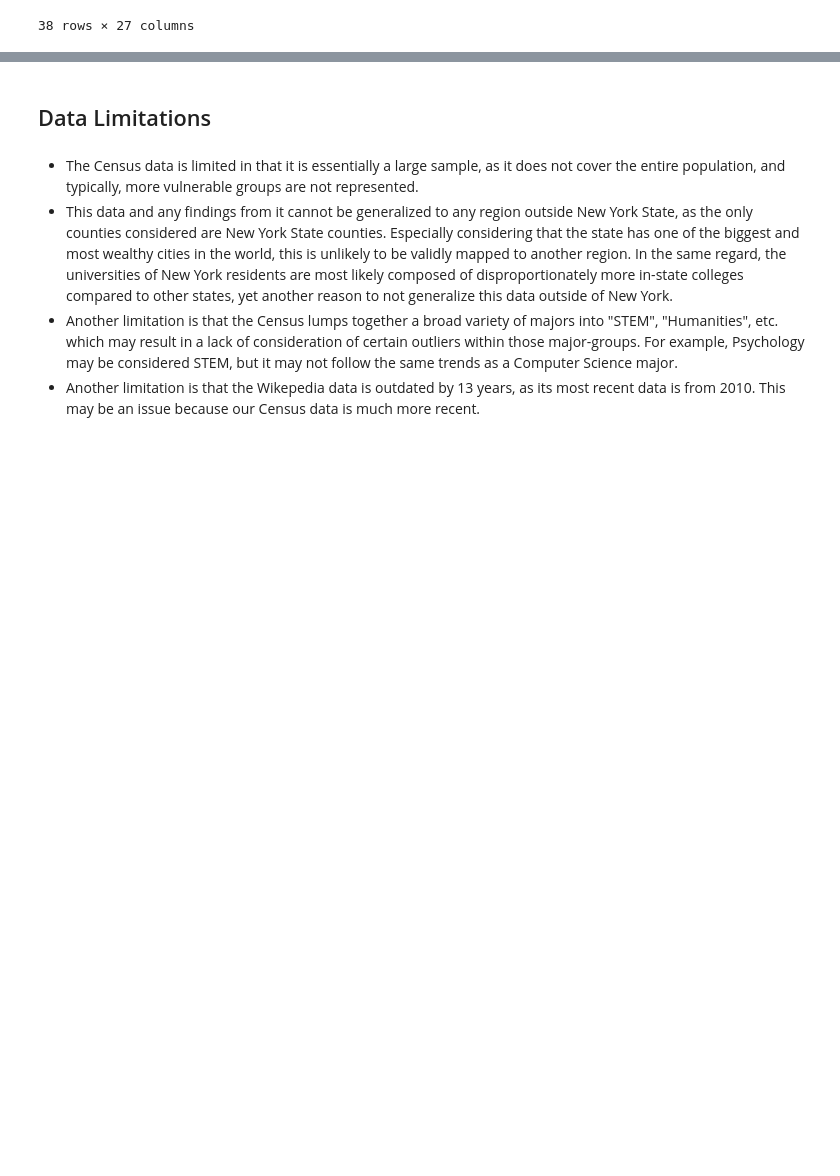
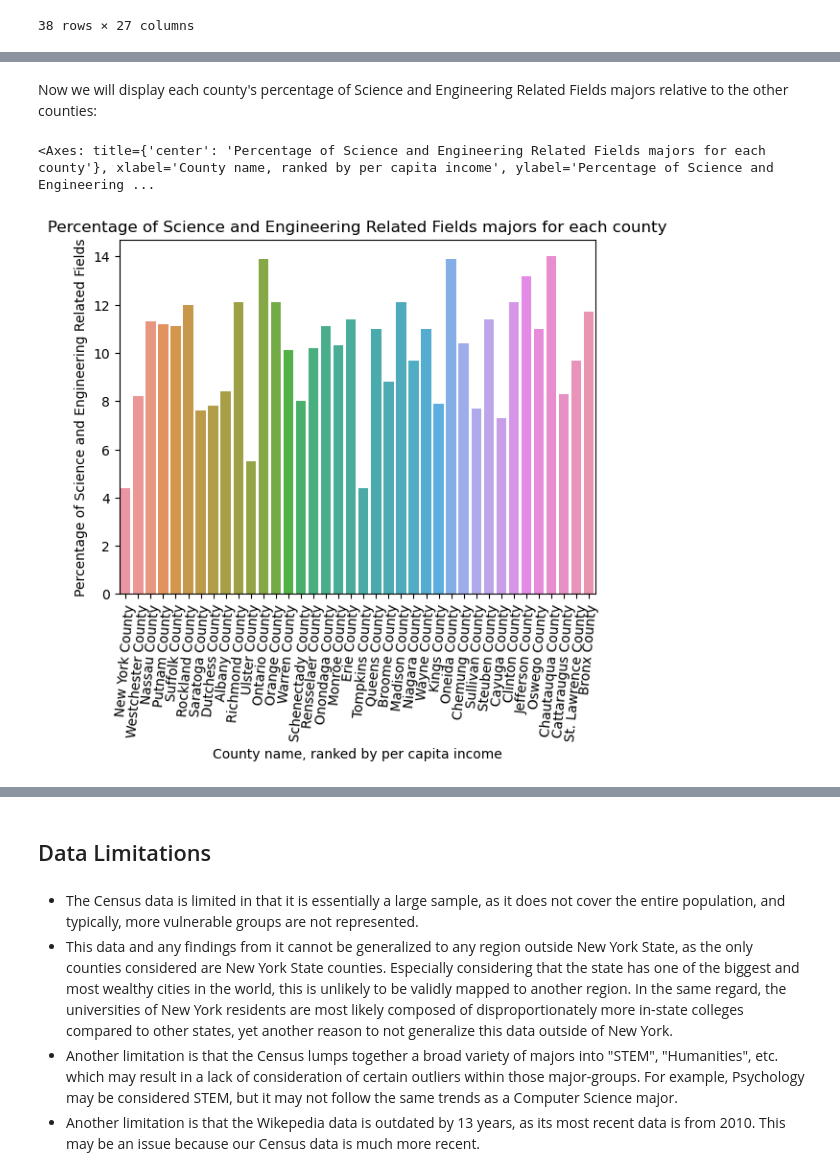
Before and after one commit to sonia-mar/info2950-final-project, a Jupyter notebook: finalproject.ipynb, the cells around one changed output, grey strips where cells are left out. Drawn from its saved outputs; the diff is of its cells as text; code cells hidden in the pictures; blank space fills up the shorter version.

```diff
--- a/finalproject.ipynb
+++ b/finalproject.ipynb
@@ -786,0 +859,10 @@ display(general_graph)
+# %% [markdown]
+Now we will display each county's percentage of Science and Engineering Related Fields majors relative to the other counties:
+# %%
+science_engineering_barplot_ageless = sns.barplot(ageless_merged_df, x="County", y="Science and Engineering Related Fields")
+science_engineering_barplot_ageless.set_xticklabels(ageless_merged_df['County'],rotation=85)
+science_engineering_barplot_ageless.set(xlabel="County name, ranked by per capita income", ylabel='Percentage of Science and Engineering Related Fields', title='Percentage of Science and Engineering Related Fields majors for each county')
+display(science_engineering_barplot_ageless)
+# %% [output]
+<Axes: title={'center': 'Percentage of Science and Engineering Related Fields majors for each county'}, xlabel='County name, ranked by per capita income', ylabel='Percentage of Science and Engineering ...
+[figure, added]
```
Also changed, not shown: parts of 75 cells of this notebook.
